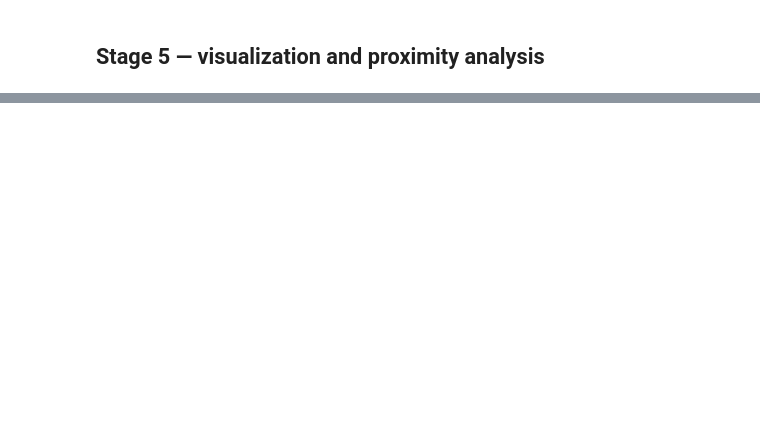
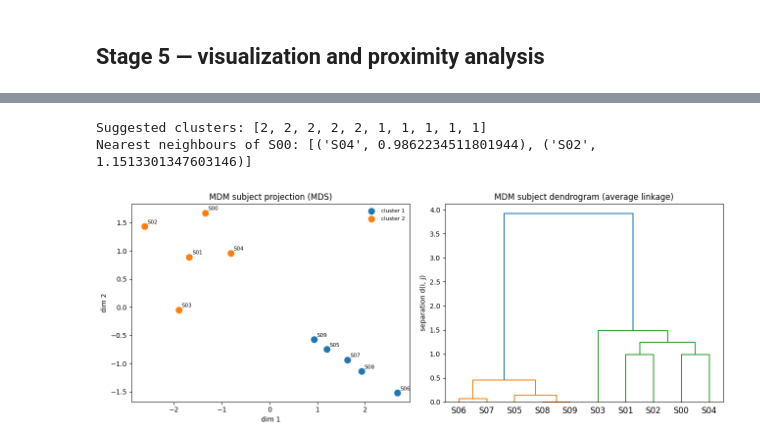
Before and after one commit to maods2/mdmp, a Jupyter notebook: notebooks/08-gs-distance-projection.ipynb, the cells around one changed output, grey strips where cells are left out. Cells and saved outputs as stored; diff of their text form; code cells hidden in the pictures; blank space fills up the shorter version.

```diff
--- a/notebooks/08-gs-distance-projection.ipynb
+++ b/notebooks/08-gs-distance-projection.ipynb
@@ -129,0 +142,11 @@ Nearest neighbours of S00: [('S01', 1.1583641327121086), ('S02', 3.0165136105442
+# %%
+labels = suggest_clusters(dist)
+print("Suggested clusters:", labels.tolist())
+print("Nearest neighbours of S00:", nearest_neighbours(dist, "S00", k=2))
+
+fig = plot_group_embedding(dist, technique="mds", n_clusters=2)
+plt.show()
+# %% [output]
+Suggested clusters: [2, 2, 2, 2, 2, 1, 1, 1, 1, 1]
+Nearest neighbours of S00: [('S04', 0.9862234511801944), ('S02', 1.1513301347603146)]
+[figure, added]
```
Also changed, not shown: parts of 7 cells of this notebook.
